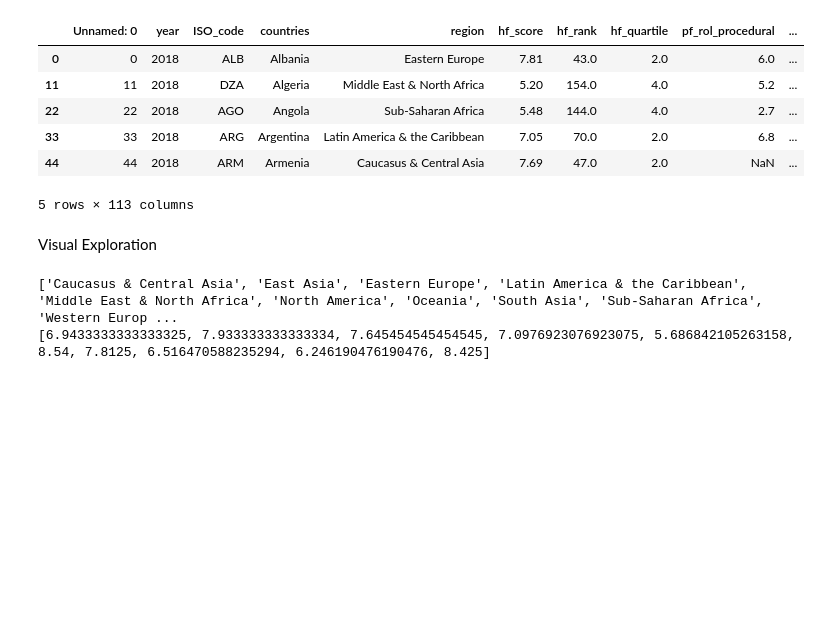
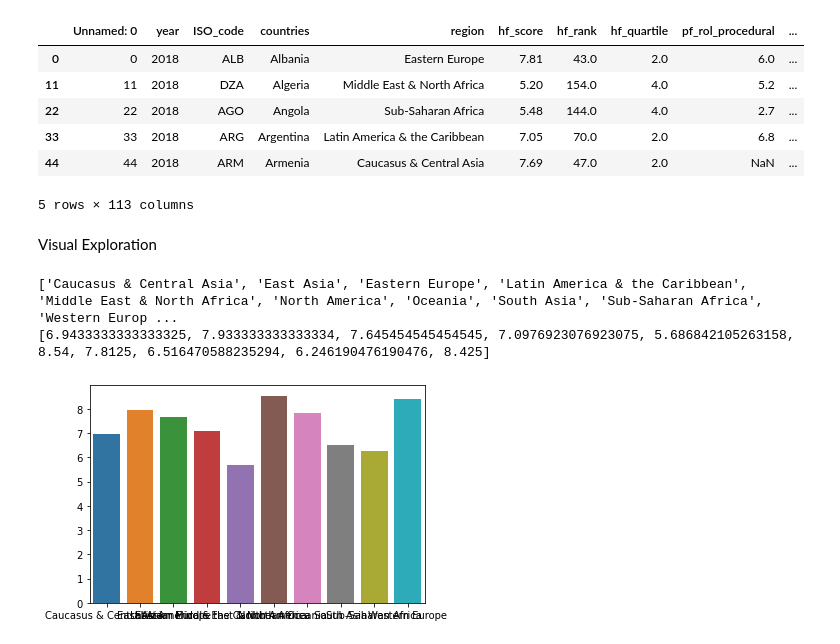
Before and after one commit to aroy2530/l2_demo_analysis, a Jupyter notebook: human_freedom_analysis.ipynb, the cells around one changed output. Drawn from its saved outputs; the diff is of its cells as text; code cells hidden in the pictures; blank space fills up the shorter version.

```diff
--- a/human_freedom_analysis.ipynb
+++ b/human_freedom_analysis.ipynb
@@ -87,4 +87,6 @@ print(avg_hf)
 [6.9433333333333325, 7.933333333333334, 7.645454545454545, 7.0976923076923075, 5.686842105263158, 8.54, 7.8125, 6.516470588235294, 6.246190476190476, 8.425]
 # %%
 # visualize the score by region
-ax = sns.
+ax = sns.barplot(x=regions, y=avg_hf)
+# %% [output]
+[figure, added]
```
